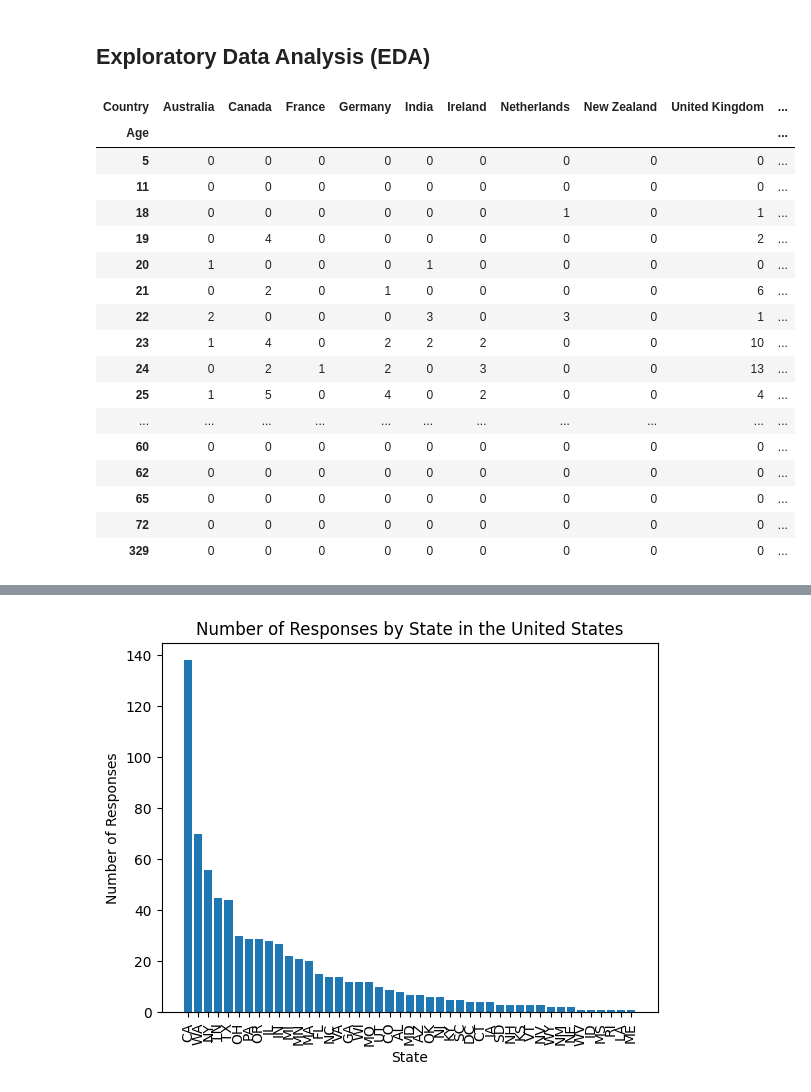
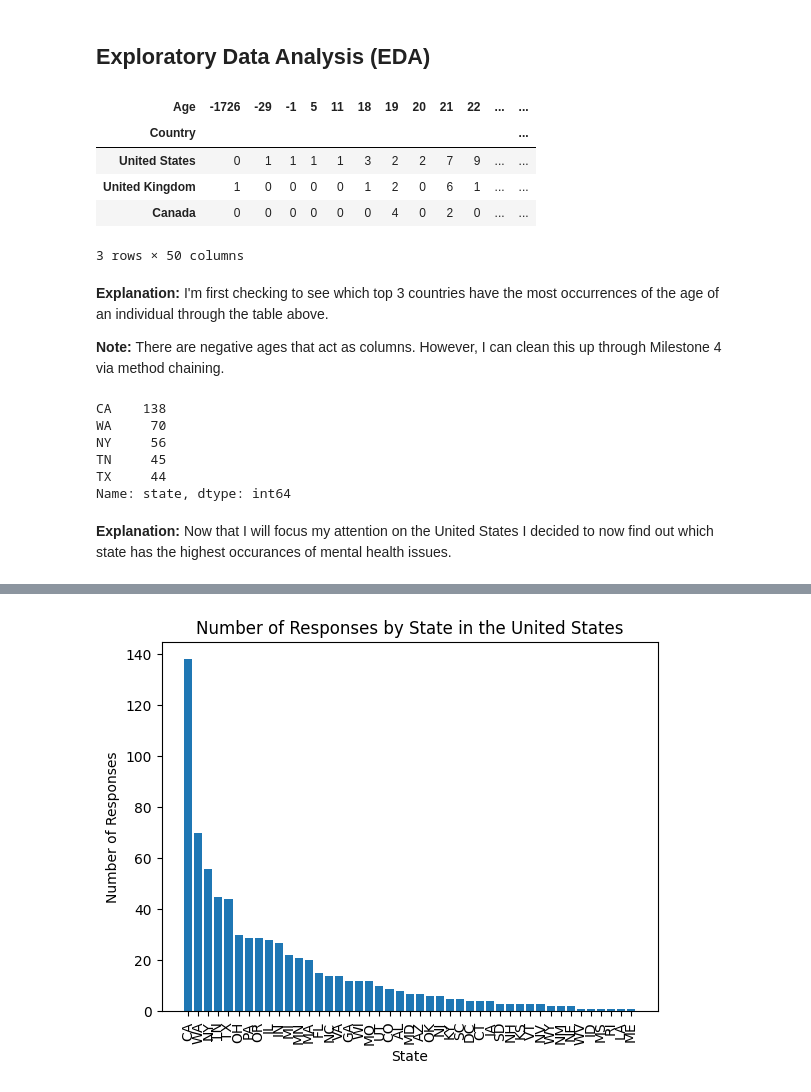
Before and after one commit to ubco-W2022T2-data301/project-group-group-49, a Jupyter notebook: analysis/analysis1.ipynb, the cells around one changed output, grey strips where cells are left out. Cells and saved outputs as stored; diff of their text form; code cells hidden in the pictures.

Commit message:
Revised and Finalized Milestone 4

```diff
--- a/analysis/analysis1.ipynb
+++ b/analysis/analysis1.ipynb
@@ -45,42 +46,59 @@ df.head(9)
 # %%
 # group the data by Country and Age, and count the occurrences
 grouped = df.groupby(['Country', 'Age']).size().reset_index(name='counts')
 
-# get the top 3 most common ages for each country
-top_ages = grouped.groupby('Country').apply(lambda x: x.nlargest(3, 'counts')).reset_index(drop=True)
-
 # get the top 10 most common countries
 top_countries = grouped.groupby('Country')['counts'].sum().nlargest(10).index
 
-# filter the original DataFrame to only include the top 3 most common countries
+# filter the original DataFrame to only include the top 10 most common countries
 filtered_df = df[df['Country'].isin(top_countries)]
 
 # group the filtered data by Country and Age, and count the occurrences
 filtered_grouped = filtered_df.groupby(['Country', 'Age']).size().reset_index(name='counts')
 
-# create a pivot table for the top 3 most common ages in each country
-pivot_table = pd.pivot_table(filtered_grouped, values='counts', index=['Age'], columns=['Country'], aggfunc='sum', fill_value=0)
+# # create a pivot table for the number of occurrences in each country
+pivot_table = pd.pivot_table(filtered_grouped, values='counts', index=['Country'], columns=['Age'], aggfunc='sum', fill_value=0)
 
 # remove rows with negative signs
 pivot_table = pivot_table.loc[~pivot_table.index.astype(str).str.startswith('-')]
 
-pivot_table
+# add a column for the total number of occurrences in each country
+pivot_table['Total'] = pivot_table.sum(axis=1)
+
+# sort the DataFrame by the total number of occurrences in descending order
+pivot_table = pivot_table.sort_values(by='Total', ascending=False)
+
+# remove the Total column from the table
+pivot_table = pivot_table.drop(columns=['Total'])
+
+pivot_table.head(3)
 # %% [output]
-| Country | Australia | Canada | France | Germany | India | Ireland | Netherlands | New Zealand | United Kingdom | ... |
-| Age |  |  |  |  |  |  |  |  |  | ... |
-| 5 | 0 | 0 | 0 | 0 | 0 | 0 | 0 | 0 | 0 | ... |
-| 11 | 0 | 0 | 0 | 0 | 0 | 0 | 0 | 0 | 0 | ... |
-| 18 | 0 | 0 | 0 | 0 | 0 | 0 | 1 | 0 | 1 | ... |
-| 19 | 0 | 4 | 0 | 0 | 0 | 0 | 0 | 0 | 2 | ... |
-| 20 | 1 | 0 | 0 | 0 | 1 | 0 | 0 | 0 | 0 | ... |
-| 21 | 0 | 2 | 0 | 1 | 0 | 0 | 0 | 0 | 6 | ... |
-| 22 | 2 | 0 | 0 | 0 | 3 | 0 | 3 | 0 | 1 | ... |
-| 23 | 1 | 4 | 0 | 2 | 2 | 2 | 0 | 0 | 10 | ... |
-| 24 | 0 | 2 | 1 | 2 | 0 | 3 | 0 | 0 | 13 | ... |
-| 25 | 1 | 5 | 0 | 4 | 0 | 2 | 0 | 0 | 4 | ... |
-| ... | ... | ... | ... | ... | ... | ... | ... | ... | ... | ... |
-| 60 | 0 | 0 | 0 | 0 | 0 | 0 | 0 | 0 | 0 | ... |
-| 62 | 0 | 0 | 0 | 0 | 0 | 0 | 0 | 0 | 0 | ... |
-| 65 | 0 | 0 | 0 | 0 | 0 | 0 | 0 | 0 | 0 | ... |
-| 72 | 0 | 0 | 0 | 0 | 0 | 0 | 0 | 0 | 0 | ... |
-| 329 | 0 | 0 | 0 | 0 | 0 | 0 | 0 | 0 | 0 | ... |
+| Age | -1726 | -29 | -1 | 5 | 11 | 18 | 19 | 20 | 21 | 22 | ... | ... |
+| Country |  |  |  |  |  |  |  |  |  |  |  | ... |
+| United States | 0 | 1 | 1 | 1 | 1 | 3 | 2 | 2 | 7 | 9 | ... | ... |
+| United Kingdom | 1 | 0 | 0 | 0 | 0 | 1 | 2 | 0 | 6 | 1 | ... | ... |
+| Canada | 0 | 0 | 0 | 0 | 0 | 0 | 4 | 0 | 2 | 0 | ... | ... |
+3 rows × 50 columns
+# %% [markdown]
+**Explanation:** I'm first checking to see which top 3 countries have the most occurrences of the age of an individual through the table above.
+
+**Note:** There are negative ages that act as columns. However, I can clean this up through Milestone 4 via method chaining.
+# %%
+# Filter the data to only include responses from the United States
+us_df = df[df['Country'] == 'United States']
+
+# Count the number of responses for each state
+state_counts = us_df['state'].value_counts()
+
+# Sort the states by the number of responses in descending order
+state_counts = state_counts.sort_values(ascending=False)
+state_counts.head(5)
+# %% [output]
+CA    138
+WA     70
+NY     56
+TN     45
+TX     44
+Name: state, dtype: int64
+# %% [markdown]
+**Explanation:** Now that I will focus my attention on the United States I decided to now find out which state has the highest occurances of mental health issues.
```
Also changed, not shown: parts of 23 cells of this notebook, 1 other file.
